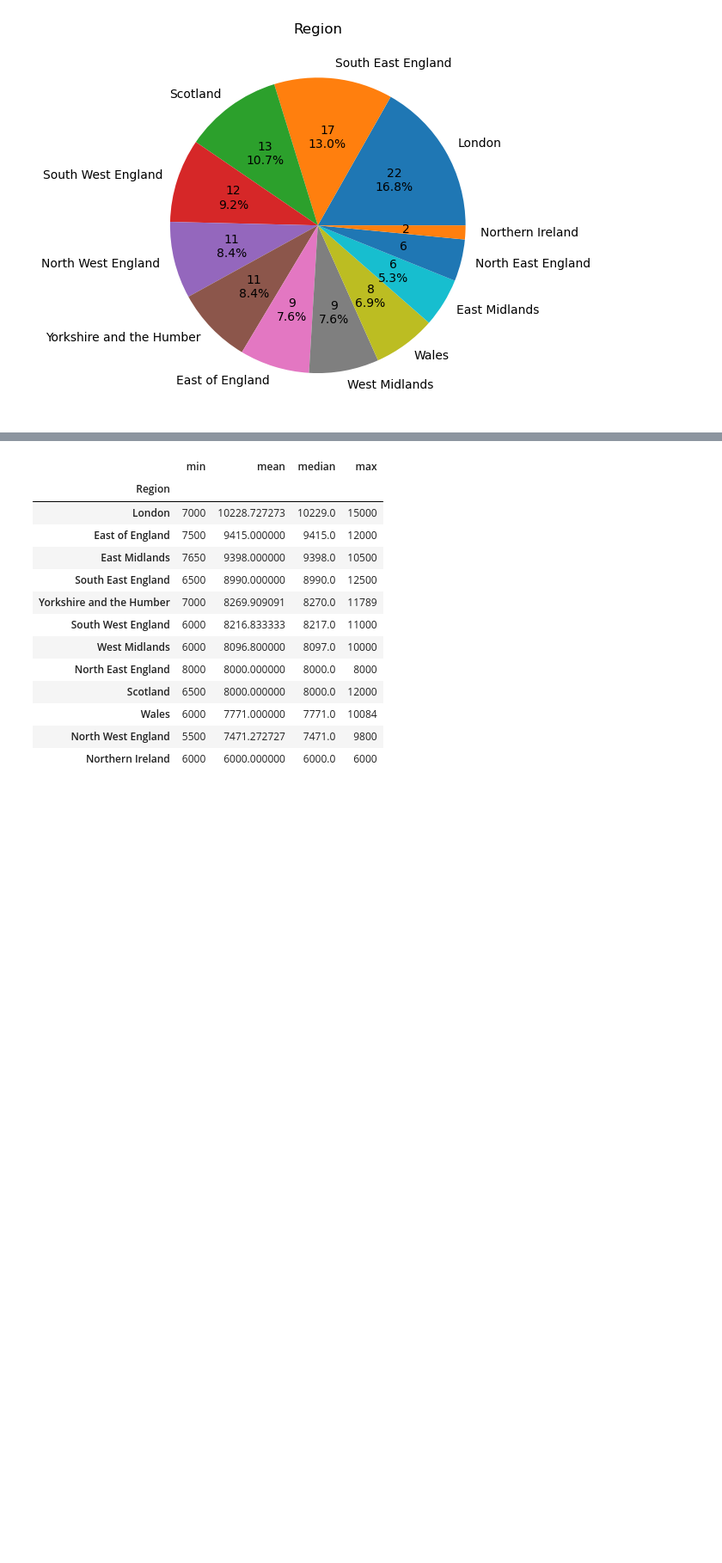
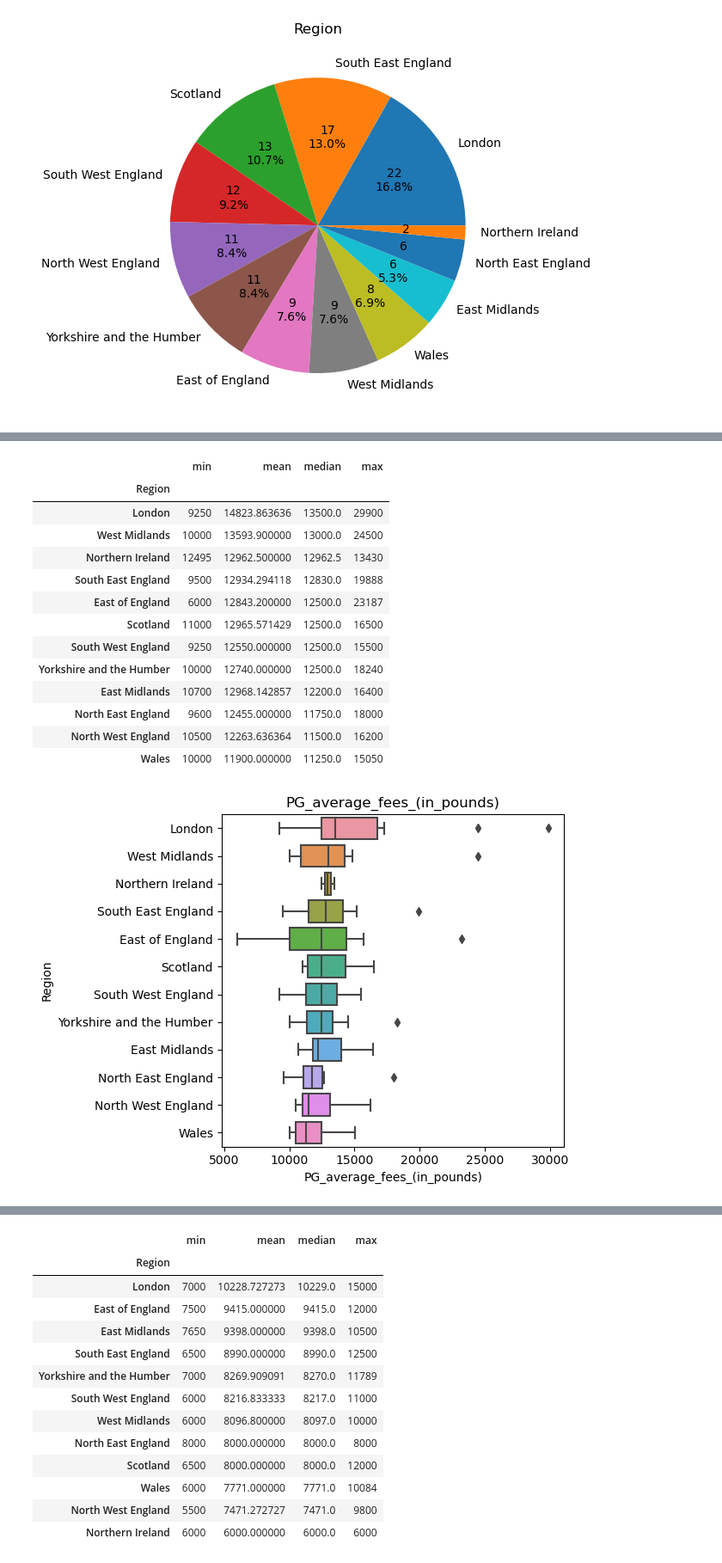
Before and after one commit to xmihol00/kddm1_proj_2023, a Jupyter notebook: src/dataset_analysis/knowledge_gained.ipynb, the cells around one changed output, grey strips where cells are left out. Shown at 86% size. Saved outputs shown, nothing was run; the diff lists cells and outputs as text; code cells hidden in the pictures; blank space fills up the shorter version.

```diff
--- a/src/dataset_analysis/knowledge_gained.ipynb
+++ b/src/dataset_analysis/knowledge_gained.ipynb
@@ -166,0 +193,23 @@ barPlot(history, 'count', 'Top 10 Hist Founded')
+# %%
+colName = 'PG_average_fees_(in_pounds)'
+groupName = 'Region'
+order = df.groupby(groupName)[colName].median().sort_values(ascending=False).index
+display(df.groupby(groupName)[colName].agg(['min', 'mean', np.median, max]).loc[order])
+
+snsBoxplot(df, colName=colName, groupName=groupName, title='PG fees per region', order=order)
+# %% [output]
+|  | min | mean | median | max |
+| Region |  |  |  |  |
+| London | 9250 | 14823.863636 | 13500.0 | 29900 |
+| West Midlands | 10000 | 13593.900000 | 13000.0 | 24500 |
+| Northern Ireland | 12495 | 12962.500000 | 12962.5 | 13430 |
+| South East England | 9500 | 12934.294118 | 12830.0 | 19888 |
+| East of England | 6000 | 12843.200000 | 12500.0 | 23187 |
+| Scotland | 11000 | 12965.571429 | 12500.0 | 16500 |
+| South West England | 9250 | 12550.000000 | 12500.0 | 15500 |
+| Yorkshire and the Humber | 10000 | 12740.000000 | 12500.0 | 18240 |
+| East Midlands | 10700 | 12968.142857 | 12200.0 | 16400 |
+| North East England | 9600 | 12455.000000 | 11750.0 | 18000 |
+| North West England | 10500 | 12263.636364 | 11500.0 | 16200 |
+| Wales | 10000 | 11900.000000 | 11250.0 | 15050 |
+[figure, added]
```
Also changed, not shown: parts of 10 cells of this notebook, 8 other files.
